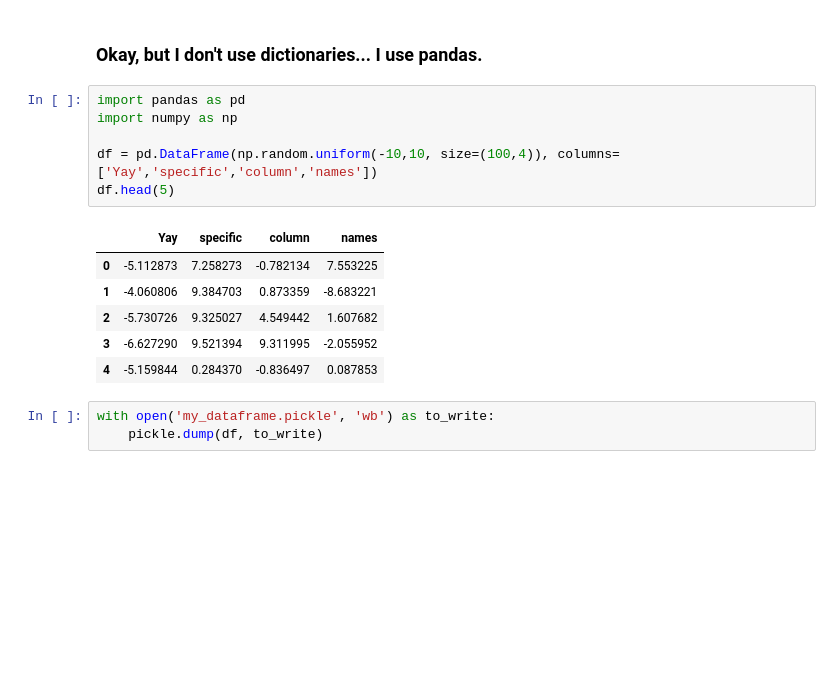
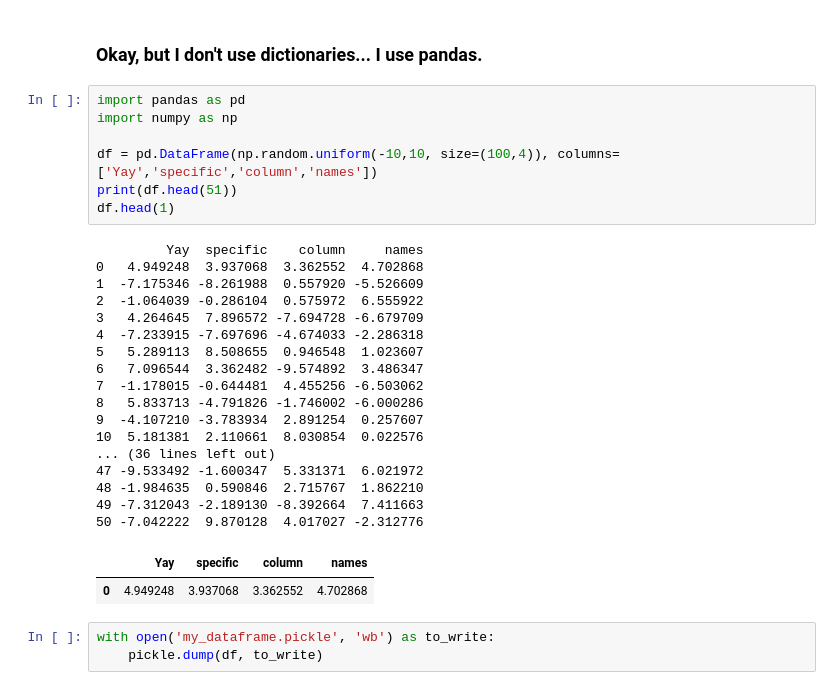
Before and after one commit to nhorton04/dsp, a Jupyter notebook: lessons/python_advanced/pickle_saving_objects_for_later.ipynb, the cells around one changed output. Drawn from its saved outputs; the diff is of its cells as text; blank space fills up the shorter version.

```diff
--- a/lessons/python_advanced/pickle_saving_objects_for_later.ipynb
+++ b/lessons/python_advanced/pickle_saving_objects_for_later.ipynb
@@ -104,16 +132,30 @@ Random noise lives! We retrieved the entire structure from file. Nice.
 # %%
 import pandas as pd
 import numpy as np
 
 df = pd.DataFrame(np.random.uniform(-10,10, size=(100,4)), columns=['Yay','specific','column','names'])
-df.head(5)
+print(df.head(51))
+df.head(1)
 # %% [output]
+         Yay  specific    column     names
+0   4.949248  3.937068  3.362552  4.702868
+1  -7.175346 -8.261988  0.557920 -5.526609
+2  -1.064039 -0.286104  0.575972  6.555922
+3   4.264645  7.896572 -7.694728 -6.679709
+4  -7.233915 -7.697696 -4.674033 -2.286318
+5   5.289113  8.508655  0.946548  1.023607
+6   7.096544  3.362482 -9.574892  3.486347
+7  -1.178015 -0.644481  4.455256 -6.503062
+8   5.833713 -4.791826 -1.746002 -6.000286
+9  -4.107210 -3.783934  2.891254  0.257607
+10  5.181381  2.110661  8.030854  0.022576
+... (36 lines left out)
+47 -9.533492 -1.600347  5.331371  6.021972
+48 -1.984635  0.590846  2.715767  1.862210
+49 -7.312043 -2.189130 -8.392664  7.411663
+50 -7.042222  9.870128  4.017027 -2.312776
 |  | Yay | specific | column | names |
-| 0 | -5.112873 | 7.258273 | -0.782134 | 7.553225 |
-| 1 | -4.060806 | 9.384703 | 0.873359 | -8.683221 |
-| 2 | -5.730726 | 9.325027 | 4.549442 | 1.607682 |
-| 3 | -6.627290 | 9.521394 | 9.311995 | -2.055952 |
-| 4 | -5.159844 | 0.284370 | -0.836497 | 0.087853 |
+| 0 | 4.949248 | 3.937068 | 3.362552 | 4.702868 |
 # %%
 with open('my_dataframe.pickle', 'wb') as to_write:
     pickle.dump(df, to_write)
```
Also changed, not shown: parts of 11 cells of this notebook, 5 other files.
